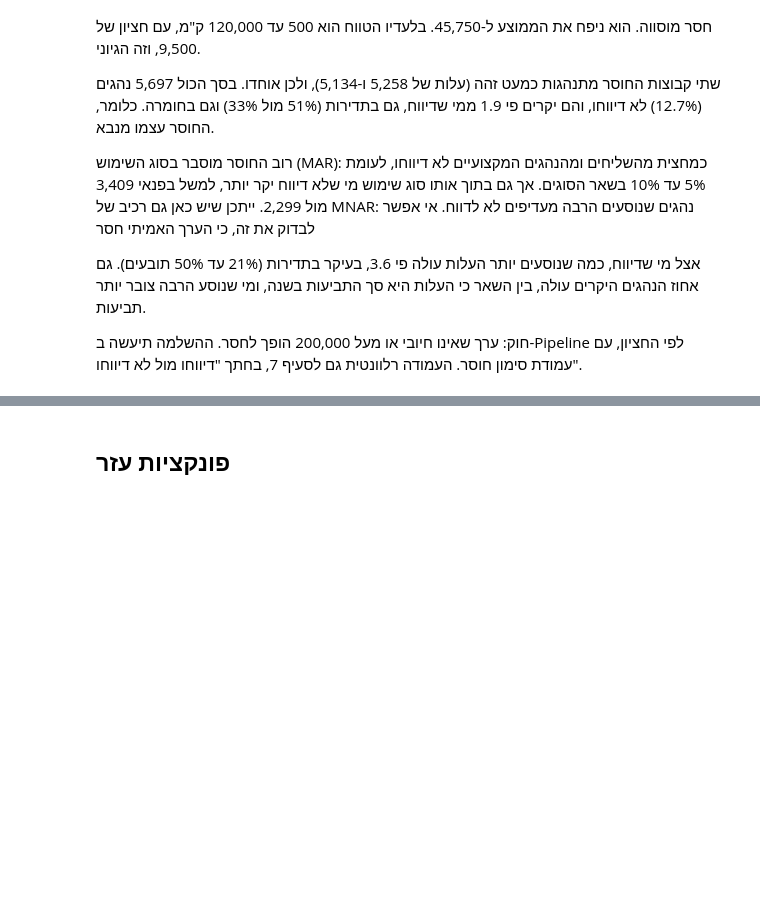
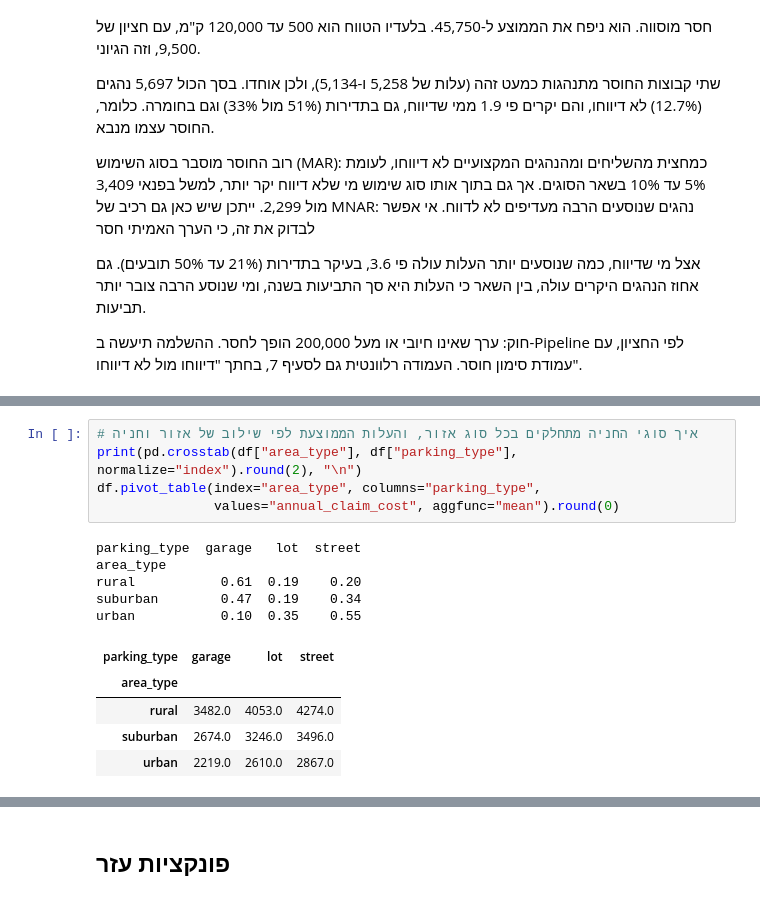
Before and after one commit to liadrimer/car-insurance-claim-prediction, a Jupyter notebook: daniel_prepare.ipynb, the cells around one changed output, grey strips where cells are left out. Drawn from its saved outputs; the diff is of its cells as text; blank space fills up the shorter version.

```diff
--- a/daniel_prepare.ipynb
+++ b/daniel_prepare.ipynb
@@ -716,0 +830,16 @@ df.groupby(km_group, observed=True)["annual_claim_cost"].agg(
+# %%
+# איך סוגי החניה מתחלקים בכל סוג אזור, והעלות הממוצעת לפי שילוב של אזור וחניה
+print(pd.crosstab(df["area_type"], df["parking_type"], normalize="index").round(2), "\n")
+df.pivot_table(index="area_type", columns="parking_type",
+               values="annual_claim_cost", aggfunc="mean").round(0)
+# %% [output]
+parking_type  garage   lot  street
+area_type
+rural           0.61  0.19    0.20
+suburban        0.47  0.19    0.34
+urban           0.10  0.35    0.55
+| parking_type | garage | lot | street |
+| area_type |  |  |  |
+| rural | 3482.0 | 4053.0 | 4274.0 |
+| suburban | 2674.0 | 3246.0 | 3496.0 |
+| urban | 2219.0 | 2610.0 | 2867.0 |
```
Also changed, not shown: parts of 17 cells of this notebook.
